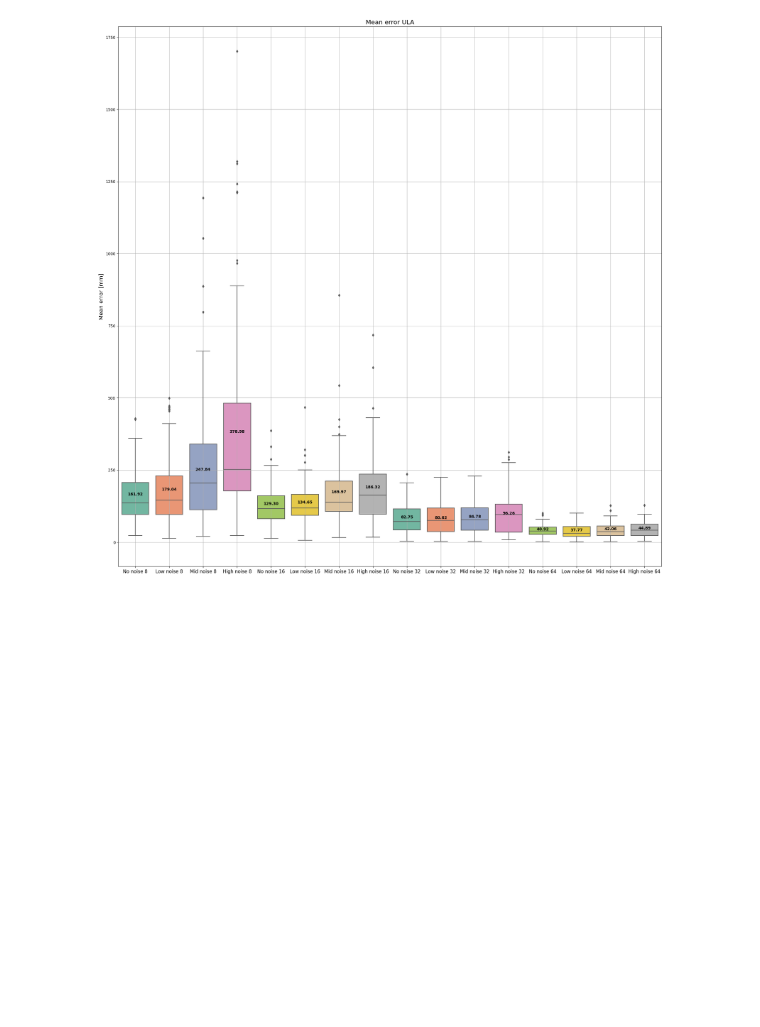
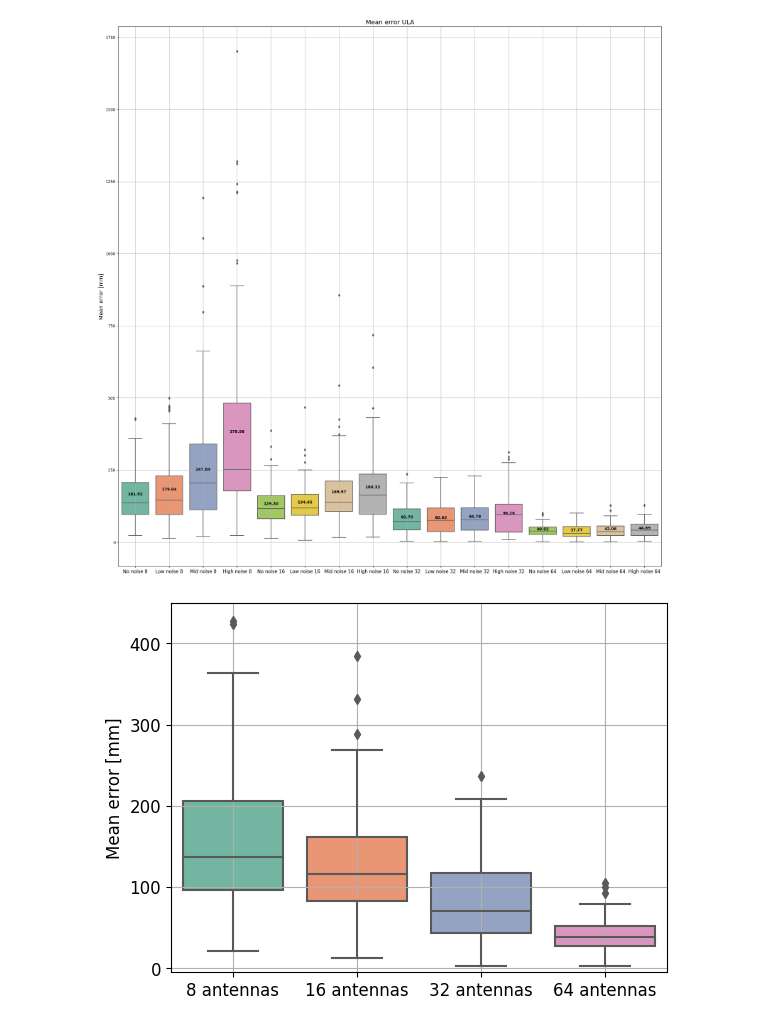
Before and after one commit to Javierbj02/TFG, a Jupyter notebook: Test Case 1/analysis.ipynb, the cells around one changed output. Drawn from its saved outputs; the diff is of its cells as text; code cells hidden in the pictures; blank space fills up the shorter version.

Commit message:
feat: create plots (results and times)

```diff
--- a/Test Case 1/analysis.ipynb
+++ b/Test Case 1/analysis.ipynb
@@ -345,3 +346,102 @@ plt.grid(True)
 plt.show()
 # %% [output]
 [figure]
+# %%
+def true_dist(x_pred, x_true):
+    uno = x_pred[0] - x_true[0]
+    uno = uno ** 2
+
+    dos = x_pred[1] - x_true[1]
+    dos = dos ** 2
+
+    return (uno + dos) ** 0.5
+
+# Cargar los datos
+df_no_noise_8 = pd.read_csv('C:/Users/javi2/Desktop/TFG - Webots/Ubuntu/TFG/TCs - Kalman Filter/Results/Results TC1/No ruido/ULA 8/predicciones_ULA8.csv')
+# df_low_noise_8 = pd.read_csv('C:/Users/javi2/Desktop/TFG - Webots/TFG/Test Case 1/Results/Ruido bajo/ULA 8/predicciones_ULA8.csv')
+# df_mid_noise_8 = pd.read_csv('C:/Users/javi2/Desktop/TFG - Webots/TFG/Test Case 1/Results/Ruido medio/ULA 8/predicciones_ULA8.csv')
+# df_high_noise_8 = pd.read_csv('C:/Users/javi2/Desktop/TFG - Webots/TFG/Test Case 1/Results/Ruido elevado/ULA 8/predicciones_ULA8.csv')
+
+df_no_noise_16 = pd.read_csv('C:/Users/javi2/Desktop/TFG - Webots/Ubuntu/TFG/TCs - Kalman Filter/Results/Results TC1/No ruido/ULA 16/predicciones_ULA16.csv')
+# df_low_noise_16 = pd.read_csv('C:/Users/javi2/Desktop/TFG - Webots/TFG/Test Case 1/Results/Ruido bajo/ULA 16/predicciones_ULA16.csv')
+# df_mid_noise_16 = pd.read_csv('C:/Users/javi2/Desktop/TFG - Webots/TFG/Test Case 1/Results/Ruido medio/ULA 16/predicciones_ULA16.csv')
+# df_high_noise_16 = pd.read_csv('C:/Users/javi2/Desktop/TFG - Webots/TFG/Test Case 1/Results/Ruido elevado/ULA 16/predicciones_ULA16.csv')
+
+df_no_noise_32 = pd.read_csv('C:/Users/javi2/Desktop/TFG - Webots/Ubuntu/TFG/TCs - Kalman Filter/Results/Results TC1/No ruido/ULA 32/predicciones_ULA32.csv')
+# df_low_noise_32 = pd.read_csv('C:/Users/javi2/Desktop/TFG - Webots/TFG/Test Case 1/Results/Ruido bajo/ULA 32/predicciones_ULA32.csv')
+# df_mid_noise_32 = pd.read_csv('C:/Users/javi2/Desktop/TFG - Webots/TFG/Test Case 1/Results/Ruido medio/ULA 32/predicciones_ULA32.csv')
+# df_high_noise_32 = pd.read_csv('C:/Users/javi2/Desktop/TFG - Webots/TFG/Test Case 1/Results/Ruido elevado/ULA 32/predicciones_ULA32.csv')
+
+df_no_noise_64 = pd.read_csv('C:/Users/javi2/Desktop/TFG - Webots/Ubuntu/TFG/TCs - Kalman Filter/Results/Results TC1/No ruido/ULA 64/predicciones_ULA64.csv')
+# df_low_noise_64 = pd.read_csv('C:/Users/javi2/Desktop/TFG - Webots/TFG/Test Case 1/Results/Ruido bajo/ULA 64/predicciones_ULA64.csv')
+# df_mid_noise_64 = pd.read_csv('C:/Users/javi2/Desktop/TFG - Webots/TFG/Test Case 1/Results/Ruido medio/ULA 64/predicciones_ULA64.csv')
+# df_high_noise_64 = pd.read_csv('C:/Users/javi2/Desktop/TFG - Webots/TFG/Test Case 1/Results/Ruido elevado/ULA 64/predicciones_ULA64.csv')
+
+# Calcular la distancia verdadera para cada dataset
+df_no_noise_8['TrueDist'] = df_no_noise_8.apply(lambda x: true_dist([x['PredictedX'], x['PredictedY']], [x['RealX'], x['RealY']]), axis=1)
+# df_low_noise_8['TrueDist'] = df_low_noise_8.apply(lambda x: true_dist([x['PredictedX'], x['PredictedY']], [x['RoundedX'], x['RoundedY']]), axis=1)
+# df_mid_noise_8['TrueDist'] = df_mid_noise_8.apply(lambda x: true_dist([x['PredictedX'], x['PredictedY']], [x['RoundedX'], x['RoundedY']]), axis=1)
+# df_high_noise_8['TrueDist'] = df_high_noise_8.apply(lambda x: true_dist([x['PredictedX'], x['PredictedY']], [x['RoundedX'], x['RoundedY']]), axis=1)
+
+df_no_noise_16['TrueDist'] = df_no_noise_16.apply(lambda x: true_dist([x['PredictedX'], x['PredictedY']], [x['RealX'], x['RealY']]), axis=1)
+# df_low_noise_16['TrueDist'] = df_low_noise_16.apply(lambda x: true_dist([x['PredictedX'], x['PredictedY']], [x['RoundedX'], x['RoundedY']]), axis=1)
+# df_mid_noise_16['TrueDist'] = df_mid_noise_16.apply(lambda x: true_dist([x['PredictedX'], x['PredictedY']], [x['RoundedX'], x['RoundedY']]), axis=1)
+# df_high_noise_16['TrueDist'] = df_high_noise_16.apply(lambda x: true_dist([x['PredictedX'], x['PredictedY']], [x['RoundedX'], x['RoundedY']]), axis=1)
+
+df_no_noise_32['TrueDist'] = df_no_noise_32.apply(lambda x: true_dist([x['PredictedX'], x['PredictedY']], [x['RealX'], x['RealY']]), axis=1)
+# df_low_noise_32['TrueDist'] = df_low_noise_32.apply(lambda x: true_dist([x['PredictedX'], x['PredictedY']], [x['RoundedX'], x['RoundedY']]), axis=1)
+# df_mid_noise_32['TrueDist'] = df_mid_noise_32.apply(lambda x: true_dist([x['PredictedX'], x['PredictedY']], [x['RoundedX'], x['RoundedY']]), axis=1)
+# df_high_noise_32['TrueDist'] = df_high_noise_32.apply(lambda x: true_dist([x['PredictedX'], x['PredictedY']], [x['RoundedX'], x['RoundedY']]), axis=1)
+
+df_no_noise_64['TrueDist'] = df_no_noise_64.apply(lambda x: true_dist([x['PredictedX'], x['PredictedY']], [x['RealX'], x['RealY']]), axis=1)
+# df_low_noise_64['TrueDist'] = df_low_noise_64.apply(lambda x: true_dist([x['PredictedX'], x['PredictedY']], [x['RoundedX'], x['RoundedY']]), axis=1)
+# df_mid_noise_64['TrueDist'] = df_mid_noise_64.apply(lambda x: true_dist([x['PredictedX'], x['PredictedY']], [x['RoundedX'], x['RoundedY']]), axis=1)
+# df_high_noise_64['TrueDist'] = df_high_noise_64.apply(lambda x: true_dist([x['PredictedX'], x['PredictedY']], [x['RoundedX'], x['RoundedY']]), axis=1)
+
+# Calcular la media de las distancias verdaderas
+mean_no_noise_8 = df_no_noise_8['TrueDist'].mean()
+# mean_low_noise_8 = df_low_noise_8['TrueDist'].mean()
+# mean_mid_noise_8 = df_mid_noise_8['TrueDist'].mean()
+# mean_high_noise_8 = df_high_noise_8['TrueDist'].mean()
+
+mean_no_noise_16 = df_no_noise_16['TrueDist'].mean()
+# mean_low_noise_16 = df_low_noise_16['TrueDist'].mean()
+# mean_mid_noise_16 = df_mid_noise_16['TrueDist'].mean()
+# mean_high_noise_16 = df_high_noise_16['TrueDist'].mean()
+
+mean_no_noise_32 = df_no_noise_32['TrueDist'].mean()
+# mean_low_noise_32 = df_low_noise_32['TrueDist'].mean()
+# mean_mid_noise_32 = df_mid_noise_32['TrueDist'].mean()
+# mean_high_noise_32 = df_high_noise_32['TrueDist'].mean()
+
+mean_no_noise_64 = df_no_noise_64['TrueDist'].mean()
+# mean_low_noise_64 = df_low_noise_64['TrueDist'].mean()
+# mean_mid_noise_64 = df_mid_noise_64['TrueDist'].mean()
+# mean_high_noise_64 = df_high_noise_64['TrueDist'].mean()
+
+# Preparar los datos para el boxplot
+data = [df_no_noise_8['TrueDist'], df_no_noise_16['TrueDist'], df_no_noise_32['TrueDist'], df_no_noise_64['TrueDist']]
+labels = ['8 antennas', '16 antennas', '32 antennas', '64 antennas']
+means = [mean_no_noise_8, mean_no_noise_16, mean_no_noise_32, mean_no_noise_64]
+
+
+# Crear el boxplot
+plt.figure()
+sns.boxplot(data=data, palette="Set2")
+# plt.title('Mean error ULA', fontsize=16)
+plt.ylabel('Mean error [mm]', fontsize=12)
+plt.xticks(ticks=[0, 1, 2, 3], labels=labels, fontsize=12)
+plt.ylim(-5, 450)
+# Make numbers and labels bigger
+plt.yticks(fontsize=12)
+# plt.xticks(ticks=[0, 1, 2, 3, 4, 5, 6, 7, 8, 9, 10, 11, 12, 13, 14, 15], labels=labels, fontsize=12)
+
+# Añadir las medias al gráfico
+# for i, mean in enumerate(means):
+#     plt.text(i, mean + 0.02, f'{mean:.2f}', horizontalalignment='center', size='medium', color='black', weight='semibold')
+
+# Mostrar el gráfico
+plt.grid(True)
+plt.show()
+# %% [output]
+[figure, added]
```
Also changed, not shown: parts of 8 cells of this notebook, 15 other files.
